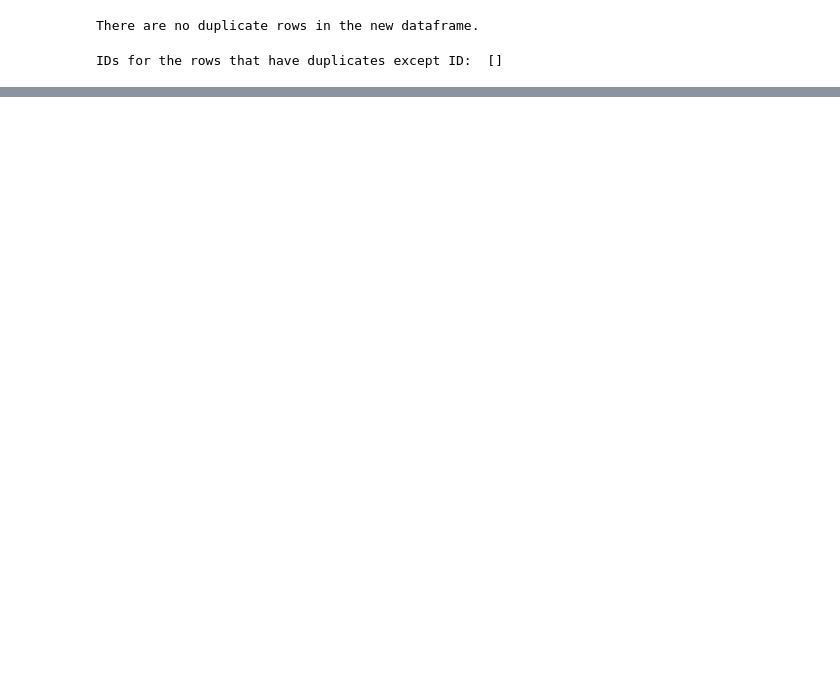
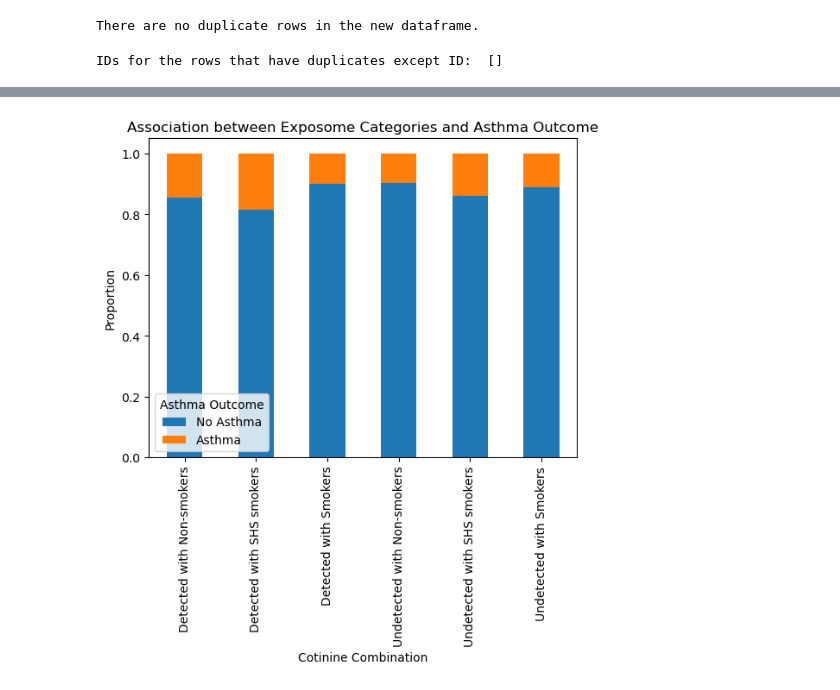
Before and after one commit to kayojoru/BMI6016A1, a Jupyter notebook: a1.ipynb, the cells around one changed output, grey strips where cells are left out. Saved outputs shown, nothing was run; the diff lists cells and outputs as text; code cells hidden in the pictures; blank space fills up the shorter version.

```diff
--- a/a1.ipynb
+++ b/a1.ipynb
@@ -280,0 +412,13 @@ IDs for the rows that have duplicates except ID:  []
+# %%
+contingency_table = pd.crosstab(merged_df['cotinine_combination'], merged_df['hs_asthma'])
+# %%
+normalized_table = contingency_table.div(contingency_table.sum(axis=1), axis=0)
+# %%
+normalized_table.plot(kind='bar', stacked=True)
+plt.xlabel('Cotinine Combination')
+plt.ylabel('Proportion')
+plt.title('Association between Exposome Categories and Asthma Outcome')
+plt.legend(['No Asthma', 'Asthma'], title='Asthma Outcome')
+plt.show()
+# %% [output]
+[figure, added]
```
Also changed, not shown: parts of 17 cells of this notebook, 2 other files.
